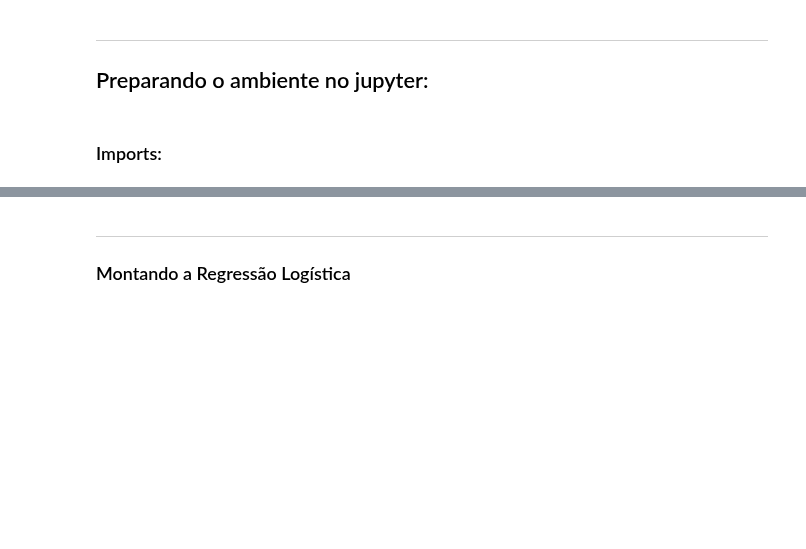
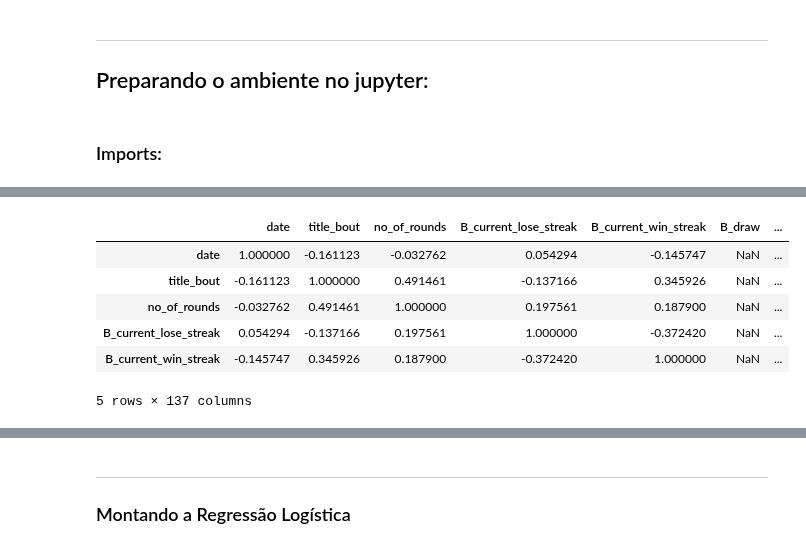
Before and after one commit to VergaraC/Dados_P3, a Jupyter notebook: Projeto3.ipynb, the cells around one changed output, grey strips where cells are left out. Saved outputs shown, nothing was run; the diff lists cells and outputs as text; code cells hidden in the pictures; blank space fills up the shorter version.

```diff
--- a/Projeto3.ipynb
+++ b/Projeto3.ipynb
@@ -67,0 +46,3 @@ NameError: name 'file_tre' is not defined
+# %%
+data.weight_class = data.weight_class.astype('category')
+data.Winner = data.Winner.astype('category')
@@ -67,0 +56,6 @@ NameError: name 'file_tre' is not defined
+# %%
+data_heavy = data.loc[(data.weight_class=='Heavyweight'),:]
+bool_to_number = {False: 0, True: 1}
+string_to_number = {'Blue': 0, 'Red': 1, 'Draw': 2}
+data_heavy['title_bout'] = data_heavy['title_bout'].map(bool_to_number)
+data_heavy['Winner'] = data_heavy['Winner'].map(string_to_number)
@@ -67,0 +102,16 @@ NameError: name 'file_tre' is not defined
+# %%
+data_heavy_blue_winners = data_heavy.loc[(data_heavy.Winner==0),:]
+data_heavy_blue_winners = data_heavy_blue_winners.drop(['Winner'], axis=1)
+data_heavy_red_winners = data_heavy.loc[(data_heavy.Winner==1),:]
+data_heavy_red_winners = data_heavy_red_winners.drop(['Winner'], axis=1)
+# %%
+blue_winners_correlation = data_heavy_blue_winners.corr()
+blue_winners_correlation.head()
+# %% [output]
+|  | date | title_bout | no_of_rounds | B_current_lose_streak | B_current_win_streak | B_draw | ... |
+| date | 1.000000 | -0.161123 | -0.032762 | 0.054294 | -0.145747 | NaN | ... |
+| title_bout | -0.161123 | 1.000000 | 0.491461 | -0.137166 | 0.345926 | NaN | ... |
+| no_of_rounds | -0.032762 | 0.491461 | 1.000000 | 0.197561 | 0.187900 | NaN | ... |
+| B_current_lose_streak | 0.054294 | -0.137166 | 0.197561 | 1.000000 | -0.372420 | NaN | ... |
+| B_current_win_streak | -0.145747 | 0.345926 | 0.187900 | -0.372420 | 1.000000 | NaN | ... |
+5 rows × 137 columns
```
Also changed, not shown: parts of 13 cells of this notebook, 1 other file.
